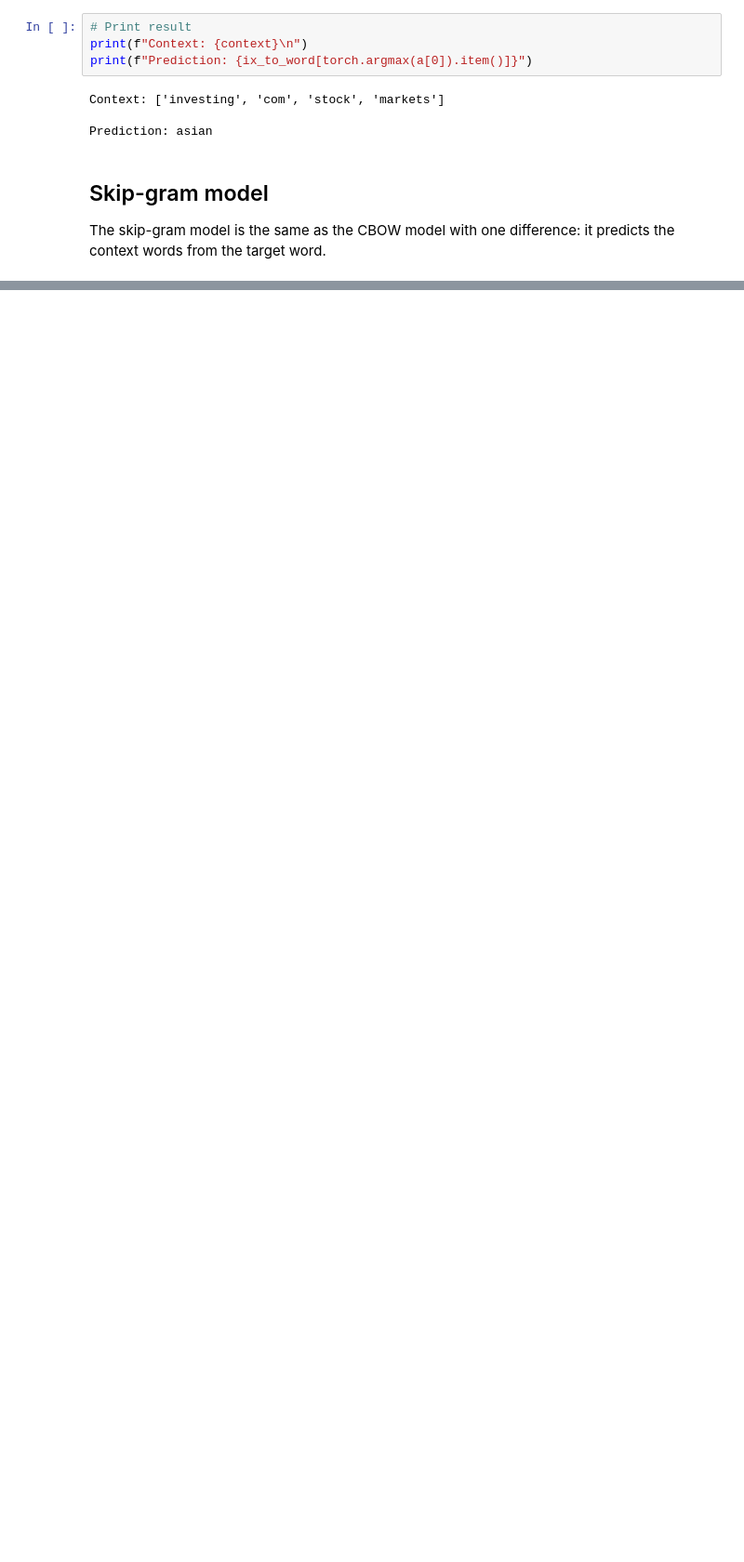
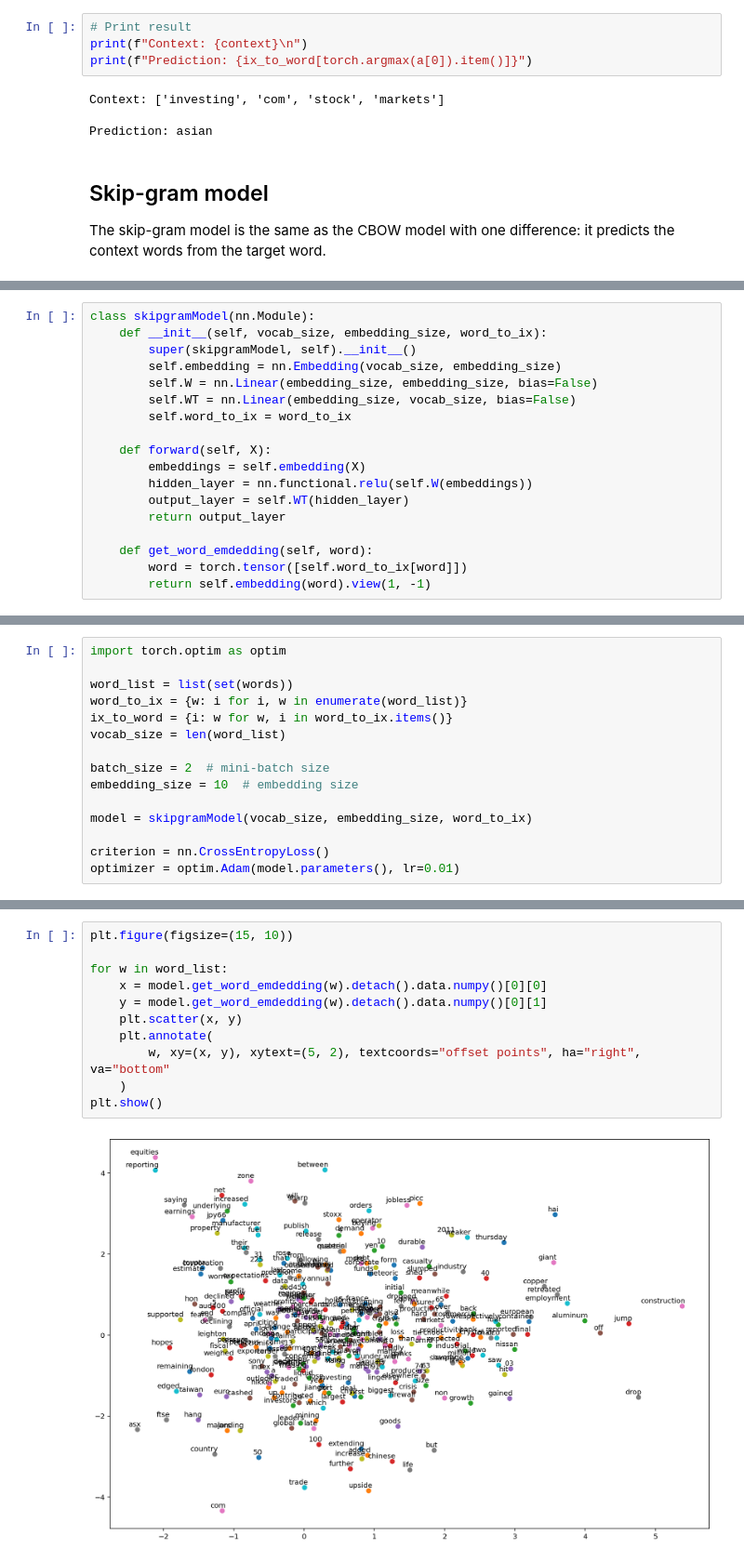
Before and after one commit to entelecheia/ekorpkit-book, a Jupyter notebook: _sources/docs/lectures/intro_nlp/word_embeddings.ipynb, the cells around one changed output, grey strips where cells are left out. Shown at 93% size. Cells and saved outputs as stored; diff of their text form; blank space fills up the shorter version.

```diff
--- a/_sources/docs/lectures/intro_nlp/word_embeddings.ipynb
+++ b/_sources/docs/lectures/intro_nlp/word_embeddings.ipynb
@@ -472,0 +519,18 @@ The skip-gram model is the same as the CBOW model with one difference: it predic
+# %%
+class skipgramModel(nn.Module):
+    def __init__(self, vocab_size, embedding_size, word_to_ix):
+        super(skipgramModel, self).__init__()
+        self.embedding = nn.Embedding(vocab_size, embedding_size)
+        self.W = nn.Linear(embedding_size, embedding_size, bias=False)
+        self.WT = nn.Linear(embedding_size, vocab_size, bias=False)
+        self.word_to_ix = word_to_ix
+
+    def forward(self, X):
+        embeddings = self.embedding(X)
+        hidden_layer = nn.functional.relu(self.W(embeddings))
+        output_layer = self.WT(hidden_layer)
+        return output_layer
+
+    def get_word_emdedding(self, word):
+        word = torch.tensor([self.word_to_ix[word]])
+        return self.embedding(word).view(1, -1)
@@ -472,0 +539,15 @@ The skip-gram model is the same as the CBOW model with one difference: it predic
+# %%
+import torch.optim as optim
+
+word_list = list(set(words))
+word_to_ix = {w: i for i, w in enumerate(word_list)}
+ix_to_word = {i: w for w, i in word_to_ix.items()}
+vocab_size = len(word_list)
+
+batch_size = 2  # mini-batch size
+embedding_size = 10  # embedding size
+
+model = skipgramModel(vocab_size, embedding_size, word_to_ix)
+
+criterion = nn.CrossEntropyLoss()
+optimizer = optim.Adam(model.parameters(), lr=0.01)
@@ -472,0 +606,13 @@ The skip-gram model is the same as the CBOW model with one difference: it predic
+# %%
+plt.figure(figsize=(15, 10))
+
+for w in word_list:
+    x = model.get_word_emdedding(w).detach().data.numpy()[0][0]
+    y = model.get_word_emdedding(w).detach().data.numpy()[0][1]
+    plt.scatter(x, y)
+    plt.annotate(
+        w, xy=(x, y), xytext=(5, 2), textcoords="offset points", ha="right", va="bottom"
+    )
+plt.show()
+# %% [output]
+[figure, added]
```
Also changed, not shown: parts of 26 cells of this notebook, 4 other files.
